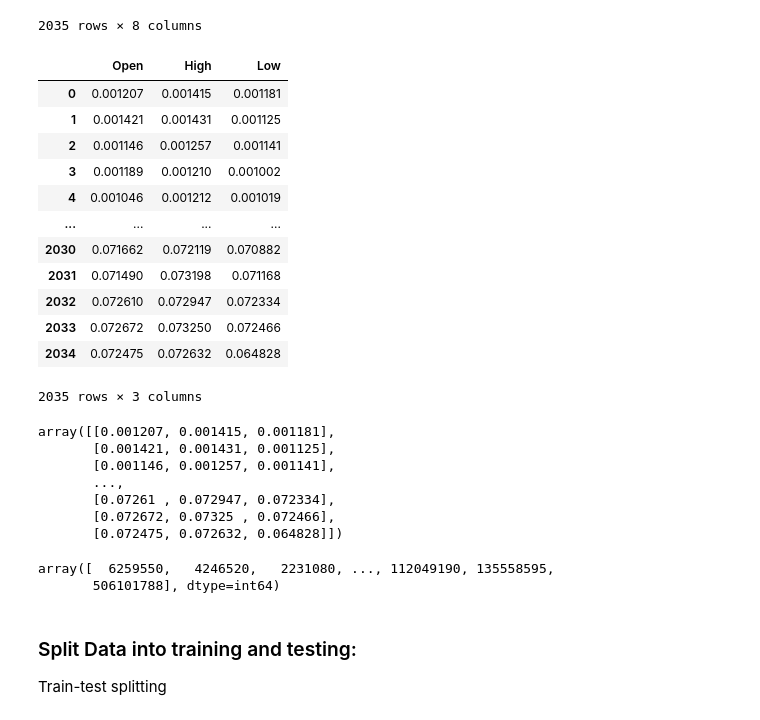
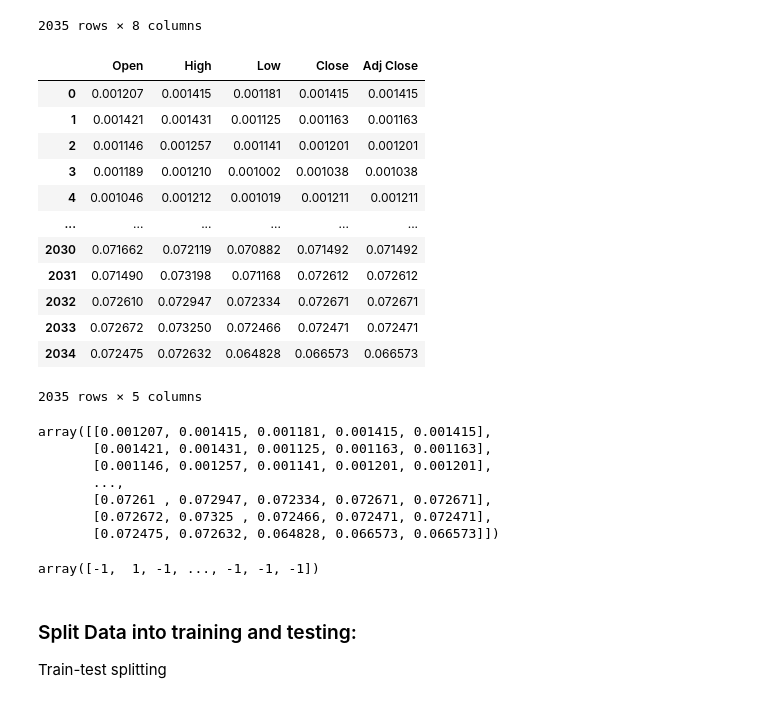
Before and after one commit to luch91/Blockchain-Crypto-Machine-Learning, a Jupyter notebook: Data/KNN/knn_crypt.ipynb, the cells around one changed output. Saved outputs shown, nothing was run; the diff lists cells and outputs as text; code cells hidden in the pictures.

```diff
--- a/Data/KNN/knn_crypt.ipynb
+++ b/Data/KNN/knn_crypt.ipynb
@@ -53,5 +66,5 @@ dataframe.to_csv("doge_2016_2013.csv")
 # %%
-df = pd.read_csv("doge_2016_2013.csv")
+df = pd.read_csv("doge_2014_2023.csv")
 df
 # %% [output]
 |  | Date | Open | High | Low | Close | Adj Close | Volume |
@@ -97,39 +110,38 @@ df
 | 2034 | 2023-06-05 | 0.072475 | 0.072632 | 0.064828 | 0.066573 | 0.066573 | 506101788 | -1 |
 2035 rows × 8 columns
 # %%
-X = df.iloc[:,1:4]
+X = df.iloc[:,1:6]
 X
 # %% [output]
-|  | Open | High | Low |
-| 0 | 0.001207 | 0.001415 | 0.001181 |
-| 1 | 0.001421 | 0.001431 | 0.001125 |
-| 2 | 0.001146 | 0.001257 | 0.001141 |
-| 3 | 0.001189 | 0.001210 | 0.001002 |
-| 4 | 0.001046 | 0.001212 | 0.001019 |
-| ... | ... | ... | ... |
-| 2030 | 0.071662 | 0.072119 | 0.070882 |
-| 2031 | 0.071490 | 0.073198 | 0.071168 |
-| 2032 | 0.072610 | 0.072947 | 0.072334 |
-| 2033 | 0.072672 | 0.073250 | 0.072466 |
-| 2034 | 0.072475 | 0.072632 | 0.064828 |
+|  | Open | High | Low | Close | Adj Close |
+| 0 | 0.001207 | 0.001415 | 0.001181 | 0.001415 | 0.001415 |
+| 1 | 0.001421 | 0.001431 | 0.001125 | 0.001163 | 0.001163 |
+| 2 | 0.001146 | 0.001257 | 0.001141 | 0.001201 | 0.001201 |
+| 3 | 0.001189 | 0.001210 | 0.001002 | 0.001038 | 0.001038 |
+| 4 | 0.001046 | 0.001212 | 0.001019 | 0.001211 | 0.001211 |
+| ... | ... | ... | ... | ... | ... |
+| 2030 | 0.071662 | 0.072119 | 0.070882 | 0.071492 | 0.071492 |
+| 2031 | 0.071490 | 0.073198 | 0.071168 | 0.072612 | 0.072612 |
+| 2032 | 0.072610 | 0.072947 | 0.072334 | 0.072671 | 0.072671 |
+| 2033 | 0.072672 | 0.073250 | 0.072466 | 0.072471 | 0.072471 |
+| 2034 | 0.072475 | 0.072632 | 0.064828 | 0.066573 | 0.066573 |
-2035 rows × 3 columns
+2035 rows × 5 columns
 # %%
-X = df.iloc[:, 1:4].values
+X = df.iloc[:, 1:6].values
 X
 # %% [output]
-array([[0.001207, 0.001415, 0.001181],
-       [0.001421, 0.001431, 0.001125],
-       [0.001146, 0.001257, 0.001141],
+array([[0.001207, 0.001415, 0.001181, 0.001415, 0.001415],
+       [0.001421, 0.001431, 0.001125, 0.001163, 0.001163],
+       [0.001146, 0.001257, 0.001141, 0.001201, 0.001201],
        ...,
-       [0.07261 , 0.072947, 0.072334],
-       [0.072672, 0.07325 , 0.072466],
-       [0.072475, 0.072632, 0.064828]])
+       [0.07261 , 0.072947, 0.072334, 0.072671, 0.072671],
+       [0.072672, 0.07325 , 0.072466, 0.072471, 0.072471],
+       [0.072475, 0.072632, 0.064828, 0.066573, 0.066573]])
 # %%
-y = df.iloc[:,6].values
+y = df.iloc[:,7].values
 y
 # %% [output]
-array([  6259550,   4246520,   2231080, ..., 112049190, 135558595,
-       506101788], dtype=int64)
+array([-1,  1, -1, ..., -1, -1, -1])
 # %% [markdown]
 ### Split Data into training and testing:
 
```
Also changed, not shown: parts of 22 cells of this notebook, 1 other file.
